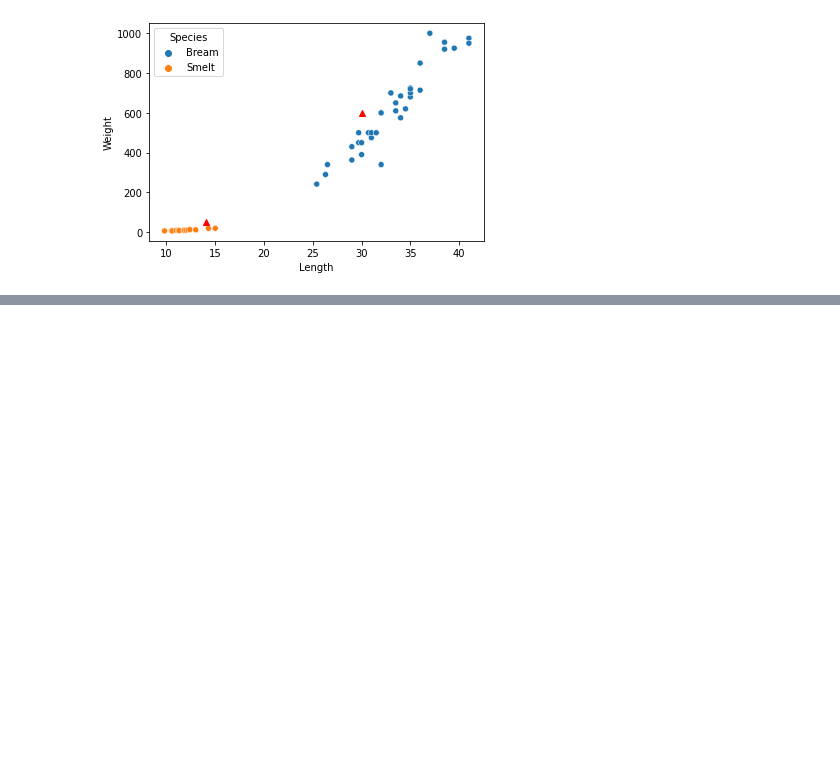
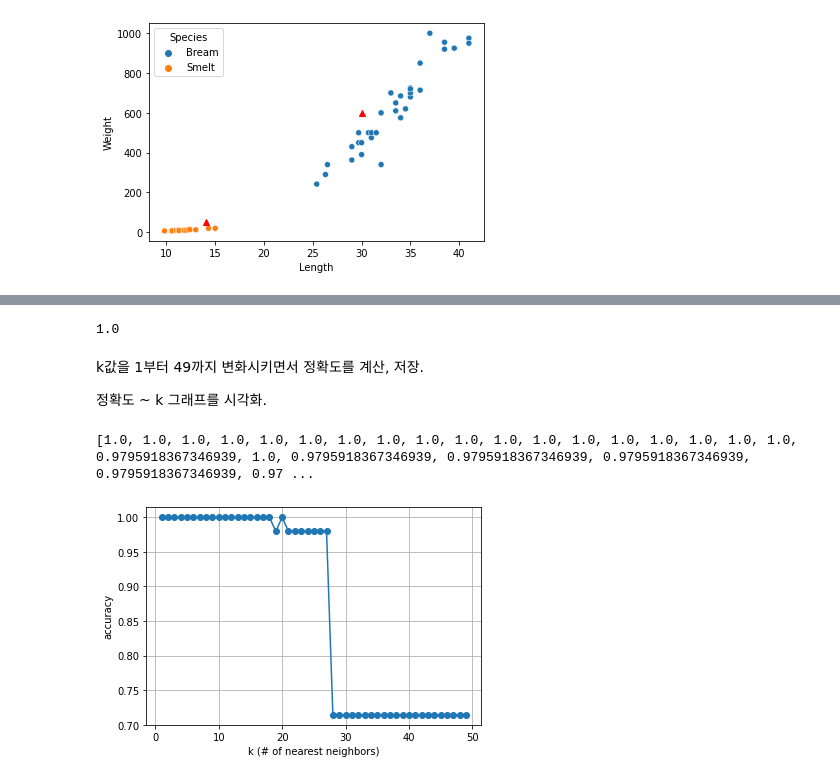
Before and after one commit to JakeOh/202110_itw_lab_python, a Jupyter notebook: ml02_knn_classification.ipynb, the cells around one changed output, grey strips where cells are left out. Drawn from its saved outputs; the diff is of its cells as text; code cells hidden in the pictures; blank space fills up the shorter version.

```diff
--- a/ml02_knn_classification.ipynb
+++ b/ml02_knn_classification.ipynb
@@ -277,0 +293,38 @@ plt.show()
+# %%
+# k=1인 KNN 분류기 생성
+knn_1 = KNeighborsClassifier(n_neighbors=1, n_jobs=-1)
+
+# 모델 훈련(fit)
+knn_1.fit(X=features, y=target)
+
+# 훈련 샘플들에서 예측값을 계산
+train_pred = knn_1.predict(X=features)
+
+# 훈련 샘플 예측값의 정확도 계산
+acc_1 = np.mean(train_pred == target)
+print(acc_1)
+# %% [output]
+1.0
+# %% [markdown]
+k값을 1부터 49까지 변화시키면서 정확도를 계산, 저장.
+
+정확도 ~ k 그래프를 시각화.
+# %%
+accuracies = []  # k값을 변화시키면서 계산한 정확도를 저장할 빈 리스트
+for k in range(1, 50):  # 1부터 49까지 반복
+    knn = KNeighborsClassifier(n_neighbors=k)  # KNN 분류기 모델 생성
+    knn.fit(X=features, y=target)  # KNN 분류기 모델 훈련
+    acc = knn.score(X=features, y=target)  # KNN 분류기의 성능 점수(정확도) 계산
+    accuracies.append(acc)  # 정확도 리스트에 추가
+
+print(accuracies)
+# %% [output]
+[1.0, 1.0, 1.0, 1.0, 1.0, 1.0, 1.0, 1.0, 1.0, 1.0, 1.0, 1.0, 1.0, 1.0, 1.0, 1.0, 1.0, 1.0, 0.9795918367346939, 1.0, 0.9795918367346939, 0.9795918367346939, 0.9795918367346939, 0.9795918367346939, 0.97 ...
+# %%
+plt.plot(range(1, 50), accuracies, 'o-')
+plt.grid()
+plt.xlabel('k (# of nearest neighbors)')
+plt.ylabel('accuracy')
+plt.show()
+# %% [output]
+[figure, added]
```
Also changed, not shown: parts of 2 cells of this notebook.
